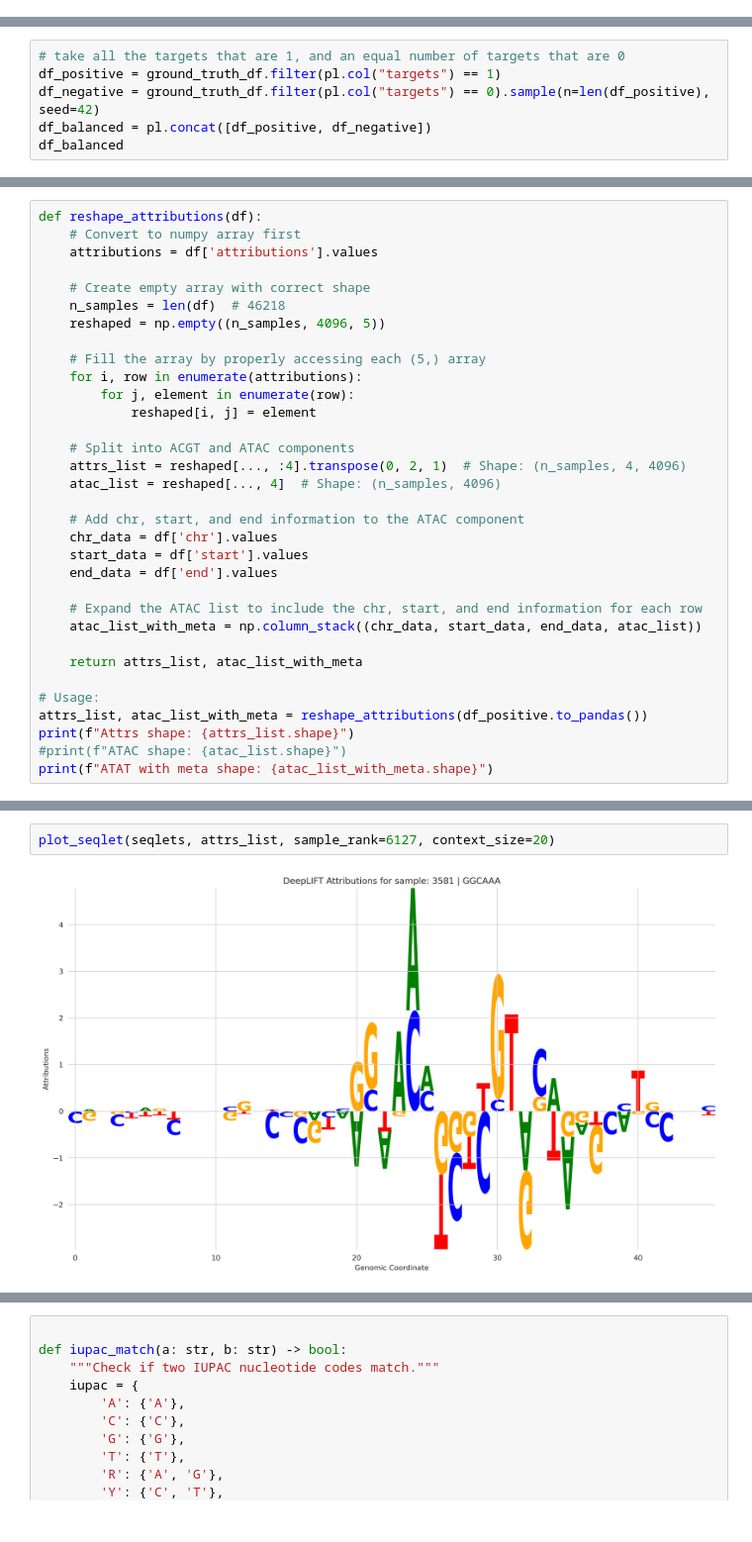
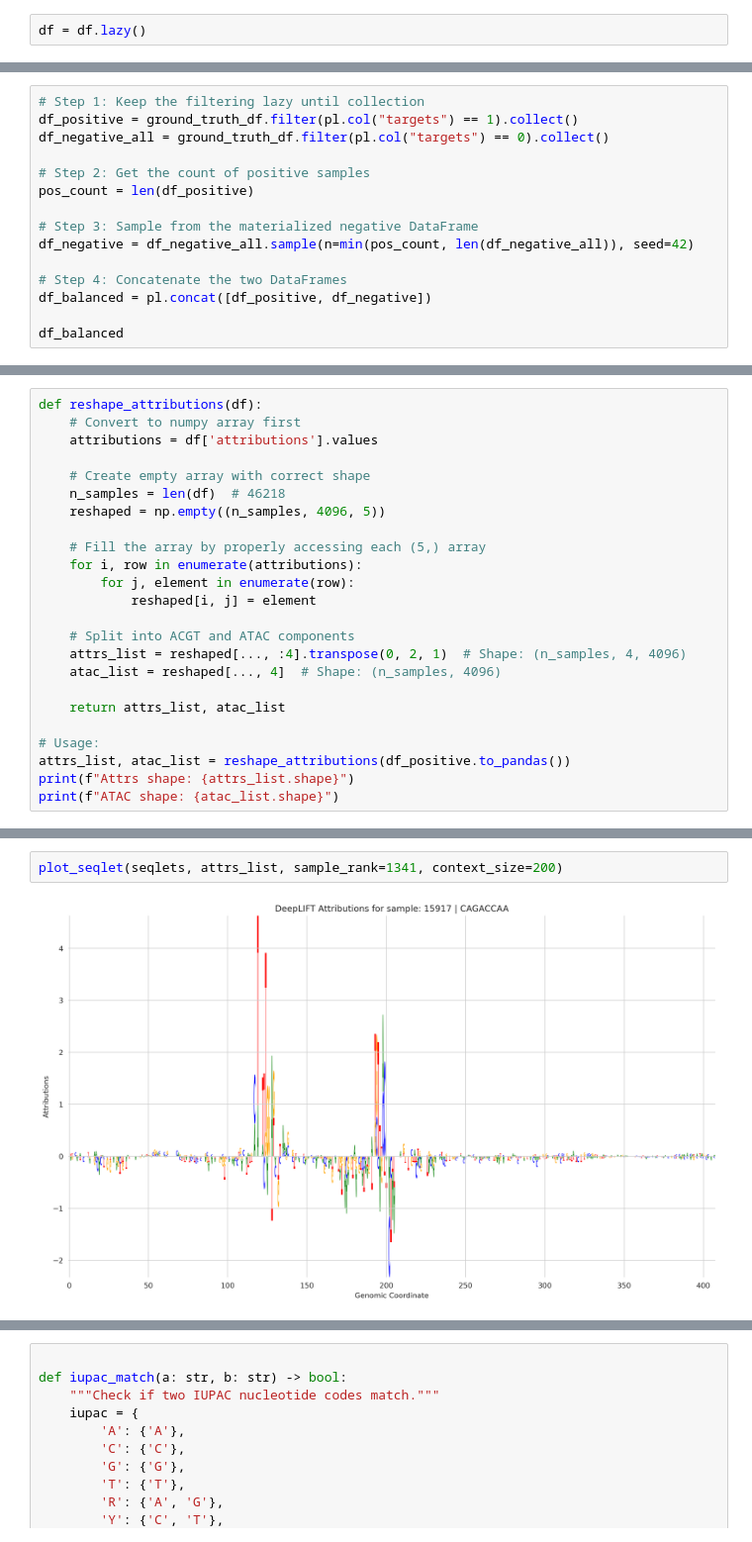
Before and after one commit to wejarrard/tf-binding, a Jupyter notebook: src/inference/interpretability/interpretability copy.ipynb, the cells around one changed output, grey strips where cells are left out. Shown at 99% size. Cells and saved outputs as stored; diff of their text form.

```diff
--- a/src/inference/interpretability/interpretability copy.ipynb
+++ b/src/inference/interpretability/interpretability copy.ipynb
@@ -37 +28,3 @@ shape: (102_962, 9)
+# %%
+df = df.lazy()
 # %%
@@ -122,7 +129,16 @@ shape: (102_962, 10)
 # %%
-# take all the targets that are 1, and an equal number of targets that are 0
-df_positive = ground_truth_df.filter(pl.col("targets") == 1)
-df_negative = ground_truth_df.filter(pl.col("targets") == 0).sample(n=len(df_positive), seed=42)
+# Step 1: Keep the filtering lazy until collection
+df_positive = ground_truth_df.filter(pl.col("targets") == 1).collect()
+df_negative_all = ground_truth_df.filter(pl.col("targets") == 0).collect()
+
+# Step 2: Get the count of positive samples
+pos_count = len(df_positive)
+
+# Step 3: Sample from the materialized negative DataFrame
+df_negative = df_negative_all.sample(n=min(pos_count, len(df_negative_all)), seed=42)
+
+# Step 4: Concatenate the two DataFrames
 df_balanced = pl.concat([df_positive, df_negative])
+
 df_balanced
 # %% [output]
@@ -158,19 +174,10 @@ def reshape_attributions(df):
     attrs_list = reshaped[..., :4].transpose(0, 2, 1)  # Shape: (n_samples, 4, 4096)
     atac_list = reshaped[..., 4]  # Shape: (n_samples, 4096)
 
-    # Add chr, start, and end information to the ATAC component
-    chr_data = df['chr'].values
-    start_data = df['start'].values
-    end_data = df['end'].values
-
-    # Expand the ATAC list to include the chr, start, and end information for each row
-    atac_list_with_meta = np.column_stack((chr_data, start_data, end_data, atac_list))
-
-    return attrs_list, atac_list_with_meta
+    return attrs_list, atac_list
 
 # Usage:
-attrs_list, atac_list_with_meta = reshape_attributions(df_positive.to_pandas())
+attrs_list, atac_list = reshape_attributions(df_positive.to_pandas())
 print(f"Attrs shape: {attrs_list.shape}")
-#print(f"ATAC shape: {atac_list.shape}")
-print(f"ATAT with meta shape: {atac_list_with_meta.shape}")
+print(f"ATAC shape: {atac_list.shape}")
 # %% [output]
@@ -260,7 +268,7 @@ seqlets
 # %%
-plot_seqlet(seqlets, attrs_list, sample_rank=6127, context_size=20)
+plot_seqlet(seqlets, attrs_list, sample_rank=1341, context_size=200)
 # %% [output]
-[figure, old version]
+[figure, new version]
 # %%
 from dataclasses import dataclass, field
 from typing import List, Tuple
```
Also changed, not shown: parts of 20 cells of this notebook, 32 other files.
